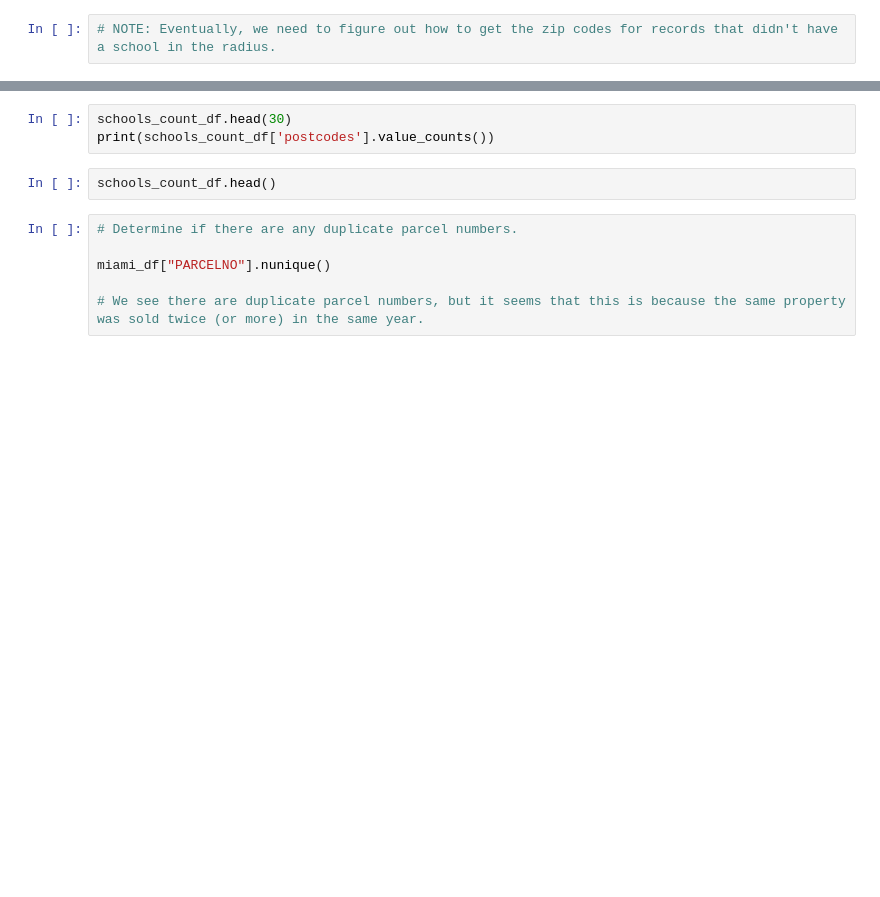
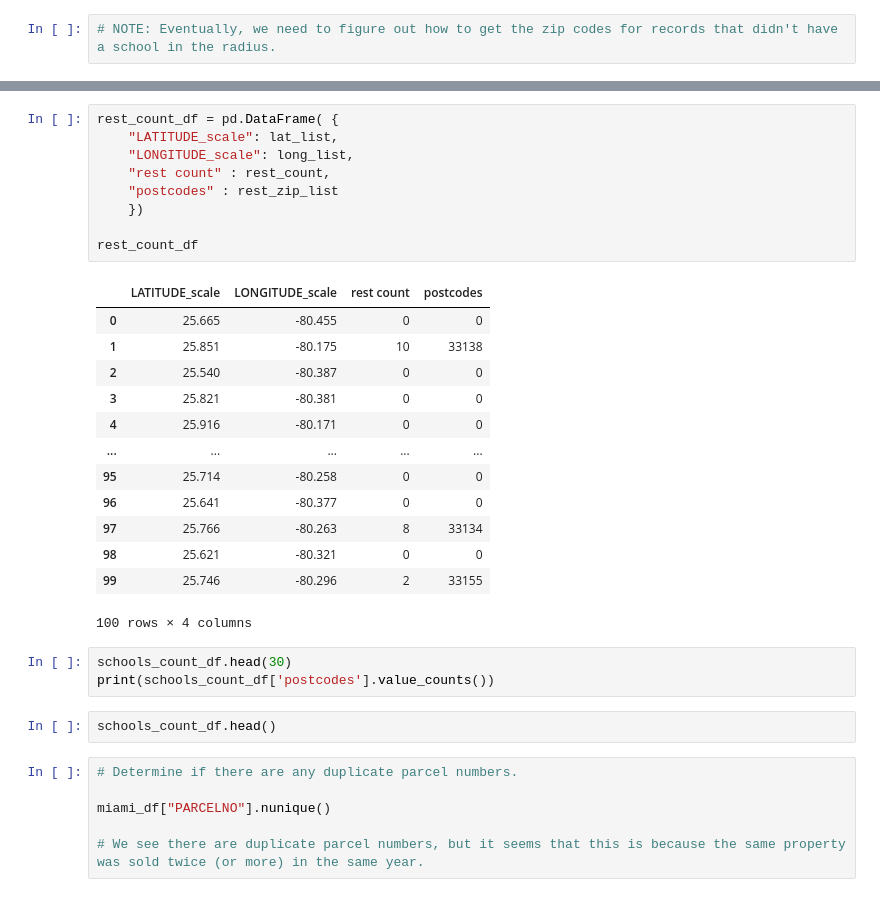
Before and after one commit to VidyaGadave/Project_Miami_Housing, a Jupyter notebook: Miami_Housing_base_BR_4.16_afternoon.ipynb, the cells around one changed output, grey strips where cells are left out. Drawn from its saved outputs; the diff is of its cells as text; blank space fills up the shorter version.

```diff
--- a/Miami_Housing_base_BR_4.16_afternoon.ipynb
+++ b/Miami_Housing_base_BR_4.16_afternoon.ipynb
@@ -264,3 +338,26 @@ hosp_count_df
+# %%
+rest_count_df = pd.DataFrame( {
+    "LATITUDE_scale": lat_list,
+    "LONGITUDE_scale": long_list,
+    "rest count" : rest_count,
+    "postcodes" : rest_zip_list
+    })
+
+rest_count_df
+# %% [output]
+|  | LATITUDE_scale | LONGITUDE_scale | rest count | postcodes |
+| 0 | 25.665 | -80.455 | 0 | 0 |
+| 1 | 25.851 | -80.175 | 10 | 33138 |
+| 2 | 25.540 | -80.387 | 0 | 0 |
+| 3 | 25.821 | -80.381 | 0 | 0 |
+| 4 | 25.916 | -80.171 | 0 | 0 |
+| ... | ... | ... | ... | ... |
+| 95 | 25.714 | -80.258 | 0 | 0 |
+| 96 | 25.641 | -80.377 | 0 | 0 |
+| 97 | 25.766 | -80.263 | 8 | 33134 |
+| 98 | 25.621 | -80.321 | 0 | 0 |
+| 99 | 25.746 | -80.296 | 2 | 33155 |
+100 rows × 4 columns
 # %%
 schools_count_df.head(30)
 print(schools_count_df['postcodes'].value_counts())
```
Also changed, not shown: parts of 9 cells of this notebook.
